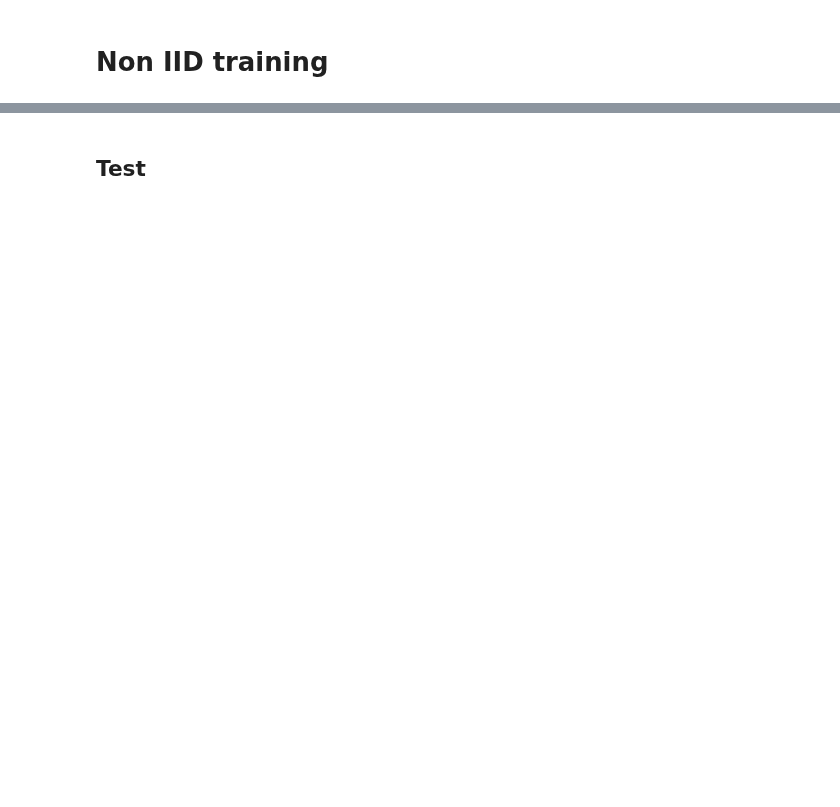
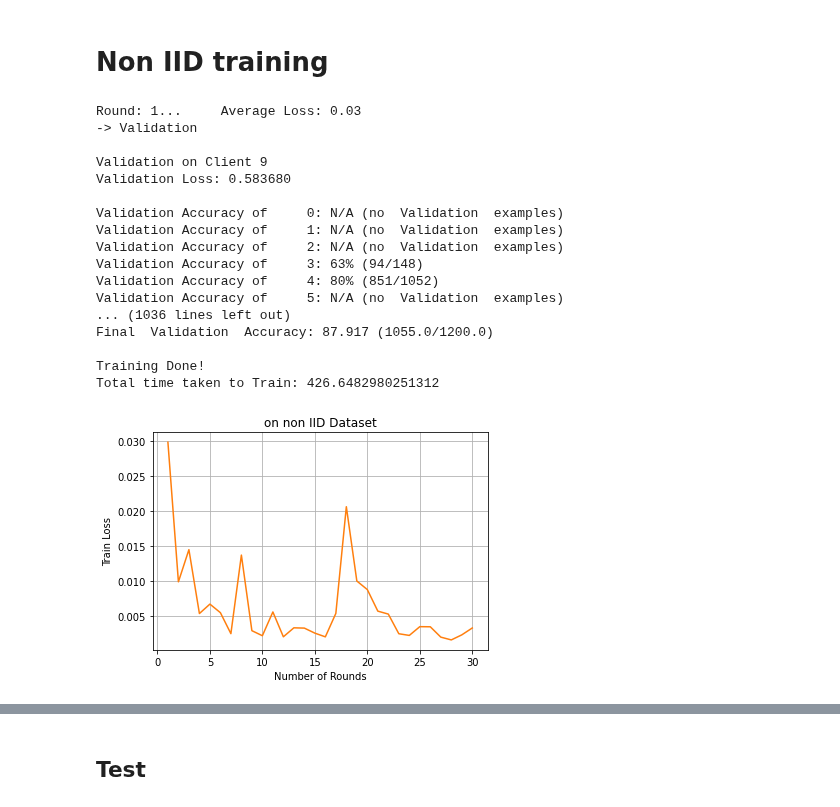
Before and after one commit to SizhuangHe/FL-REU, a Jupyter notebook: FL.ipynb, the cells around one changed output, grey strips where cells are left out. Drawn from its saved outputs; the diff is of its cells as text; code cells hidden in the pictures; blank space fills up the shorter version.

```diff
--- a/FL.ipynb
+++ b/FL.ipynb
@@ -157,7 +177,9 @@ def non_iid_partition(dataset, clients, total_shards, shards_size, num_shards_pe
   client_dict_out = {}
   idxs = np.arange(len(dataset))
   #print(f"idxs: {idxs}")
-  data_labels = dataset.label
+
+  # data_labels = dataset.label
+  data_labels = dataset.targets.numpy()
   #print(f"data_labels: {data_labels}")
 
   # sort the labels
@@ -488,26 +544,47 @@ testing(model_iid_trained, dataset_test, 10, criterion, 3, classes_test)
 # Non IID training
 # %%
 # number of training rounds
-rounds = 100
+rounds = 30
 # client fraction
-C = 0.1
+C = 0.2
 # number of clients
-K = 3
+K = output_size
 # number of training passes on local dataset for each roung
 E = 5
 # batch size
 batch_size = 10
 # learning Rate
 lr=0.01
 # data partition dictionary
 
-client_dict = non_iid_partition(dataset_train, 3, 12, 10, 4)
+client_dict = non_iid_partition(dataset_train, 10, 10, 6000, 1) # every client is given only one shard, which is very non_iid
 non_iid_dict = client_dict_train_val_split(client_dict_in=client_dict, validation_ratio=0.2)
+
+
 
 # load model
 model_non_iid = IRIS_NN(input_size, num_hidden_neuron, output_size)
 
 if torch.cuda.is_available():
   model_non_iid.cuda()
 
-model_non_iid_trained = training(model_non_iid, rounds, batch_size, lr, dataset_train, non_iid_dict, C, K, E, "on non IID Dataset", "orange")
+model_non_iid_trained = training(model_non_iid, rounds, batch_size, output_size,lr, dataset_train, non_iid_dict, C, K, E, "on non IID Dataset", "orange")
+# %% [output]
+Round: 1...     Average Loss: 0.03
+-> Validation
+
+Validation on Client 9
+Validation Loss: 0.583680
+
+Validation Accuracy of     0: N/A (no  Validation  examples)
+Validation Accuracy of     1: N/A (no  Validation  examples)
+Validation Accuracy of     2: N/A (no  Validation  examples)
+Validation Accuracy of     3: 63% (94/148)
+Validation Accuracy of     4: 80% (851/1052)
+Validation Accuracy of     5: N/A (no  Validation  examples)
+... (1036 lines left out)
+Final  Validation  Accuracy: 87.917 (1055.0/1200.0)
+
+Training Done!
+Total time taken to Train: 426.6482980251312
+[figure, added]
```
Also changed, not shown: parts of 23 cells of this notebook.
